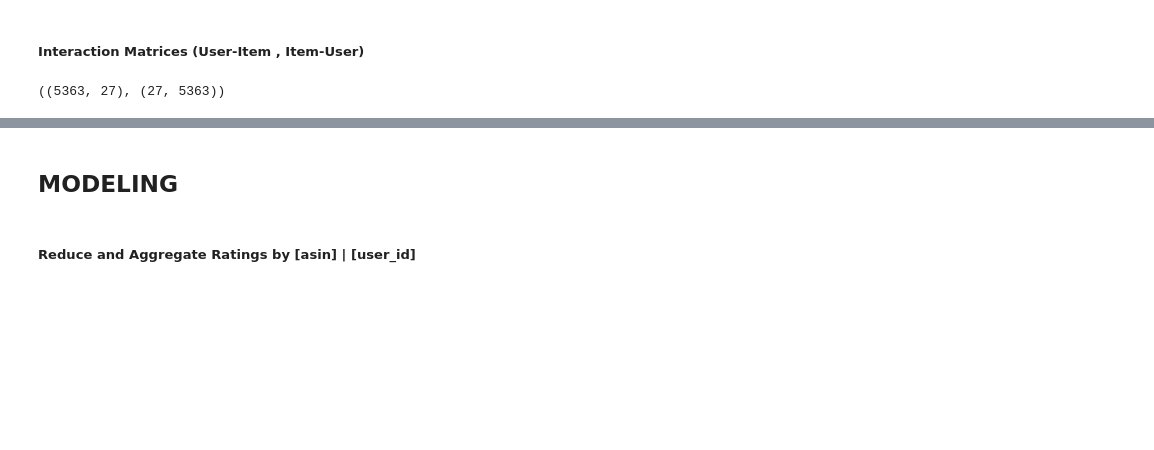
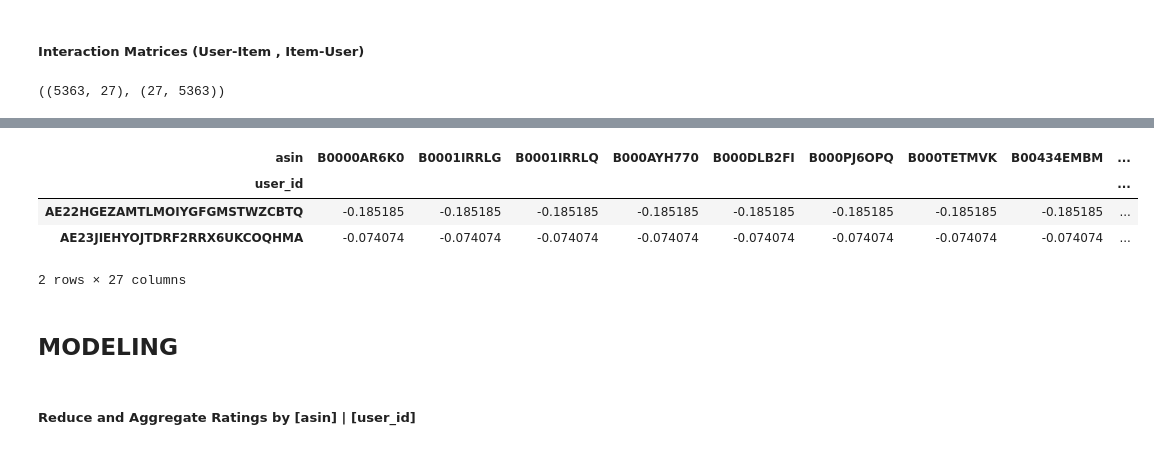
Before and after one commit to ds-edu/capstone-recsys, a Jupyter notebook: recsys_ecomm/notebooks/recsys.ipynb, the cells around one changed output, grey strips where cells are left out. Drawn from its saved outputs; the diff is of its cells as text; code cells hidden in the pictures; blank space fills up the shorter version.

```diff
--- a/recsys_ecomm/notebooks/recsys.ipynb
+++ b/recsys_ecomm/notebooks/recsys.ipynb
@@ -1031,3 +1043,15 @@ user_item_matrix.shape, item_user_matrix.shape
+# %%
+# Mean-center the user-item matrix
+user_item_matrix_mean = user_item_matrix.mean(axis=1)
+user_item_matrix = user_item_matrix.sub(user_item_matrix_mean, axis=0)
+# Verify the mean-centered user-item matrix
+user_item_matrix.head(2)
+# %% [output]
+| asin | B0000AR6K0 | B0001IRRLG | B0001IRRLQ | B000AYH770 | B000DLB2FI | B000PJ6OPQ | B000TETMVK | B00434EMBM | ... |
+| user_id |  |  |  |  |  |  |  |  | ... |
+| AE22HGEZAMTLMOIYGFGMSTWZCBTQ | -0.185185 | -0.185185 | -0.185185 | -0.185185 | -0.185185 | -0.185185 | -0.185185 | -0.185185 | ... |
+| AE23JIEHYOJTDRF2RRX6UKCOQHMA | -0.074074 | -0.074074 | -0.074074 | -0.074074 | -0.074074 | -0.074074 | -0.074074 | -0.074074 | ... |
+2 rows × 27 columns
 # %% [markdown]
 ## MODELING
 # %%
```
Also changed, not shown: parts of 21 cells of this notebook.
